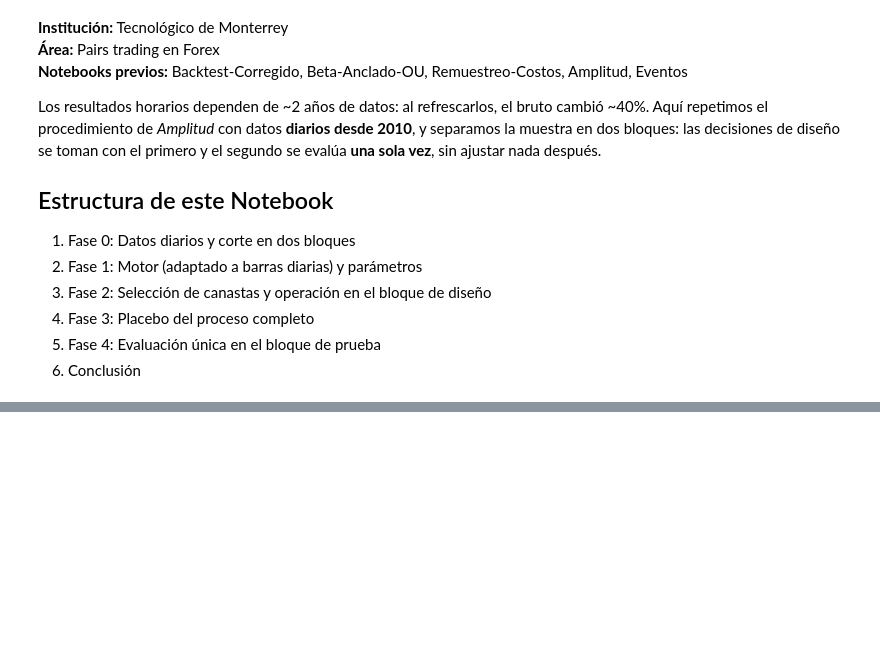
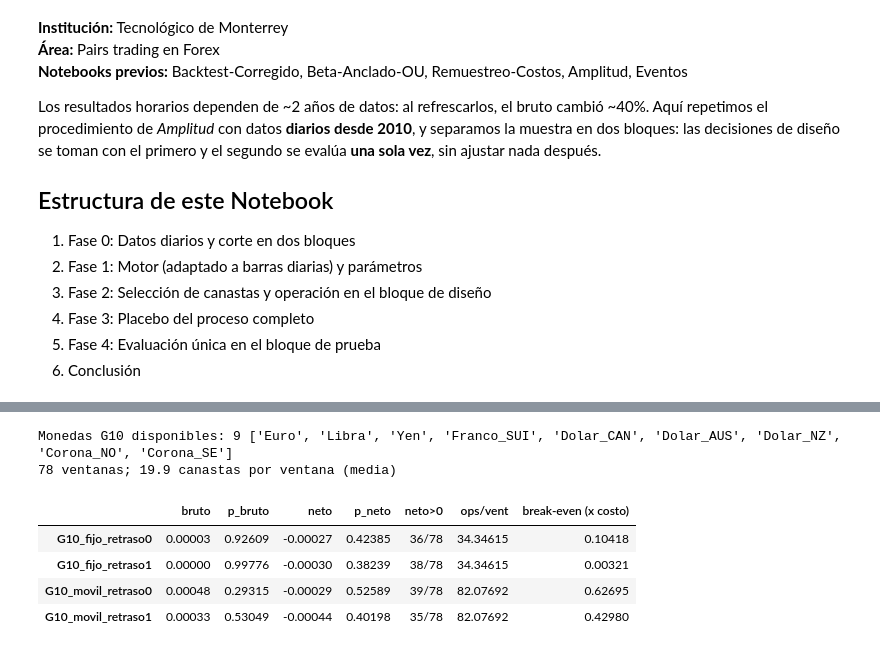
Before and after one commit to SamuOropeza/Investigacion_PCNM, a Jupyter notebook: Datos-Diarios.ipynb, the cells around one changed output, grey strips where cells are left out. Saved outputs shown, nothing was run; the diff lists cells and outputs as text; code cells hidden in the pictures; blank space fills up the shorter version.

```diff
--- a/Datos-Diarios.ipynb
+++ b/Datos-Diarios.ipynb
@@ -55,0 +430,22 @@ print(data.shape, data.index.min().date(), '->', data.index.max().date())
+# %%
+G10_ok = [c for c in G10 if c in data_sel.columns]
+print("Monedas G10 disponibles:", len(G10_ok), G10_ok)
+data_g10 = data_sel[G10_ok]
+
+sel_g10 = preparar_seleccion(data_g10)
+print(len(sel_g10), "ventanas;", round(np.mean([s['W'].shape[1] for s in sel_g10]), 1), "canastas por ventana (media)")
+
+filas = []
+for centro in ('fijo', 'movil'):
+    for retraso in (0, 1):
+        r = run_ruta_A(data_g10, sel_g10, centro, 'ou', retraso=retraso)
+        filas.append(summarize(r, f'G10_{centro}_retraso{retraso}'))
+display(pd.DataFrame(filas)[['bruto', 'p_bruto', 'neto', 'p_neto', 'neto>0', 'ops/vent', 'break-even (x costo)']].round(5))
+# %% [output]
+Monedas G10 disponibles: 9 ['Euro', 'Libra', 'Yen', 'Franco_SUI', 'Dolar_CAN', 'Dolar_AUS', 'Dolar_NZ', 'Corona_NO', 'Corona_SE']
+78 ventanas; 19.9 canastas por ventana (media)
+|  | bruto | p_bruto | neto | p_neto | neto>0 | ops/vent | break-even (x costo) |
+| G10_fijo_retraso0 | 0.00003 | 0.92609 | -0.00027 | 0.42385 | 36/78 | 34.34615 | 0.10418 |
+| G10_fijo_retraso1 | 0.00000 | 0.99776 | -0.00030 | 0.38239 | 38/78 | 34.34615 | 0.00321 |
+| G10_movil_retraso0 | 0.00048 | 0.29315 | -0.00029 | 0.52589 | 39/78 | 82.07692 | 0.62695 |
+| G10_movil_retraso1 | 0.00033 | 0.53049 | -0.00044 | 0.40198 | 35/78 | 82.07692 | 0.42980 |
```
Also changed, not shown: parts of 25 cells of this notebook, 1 other file.
